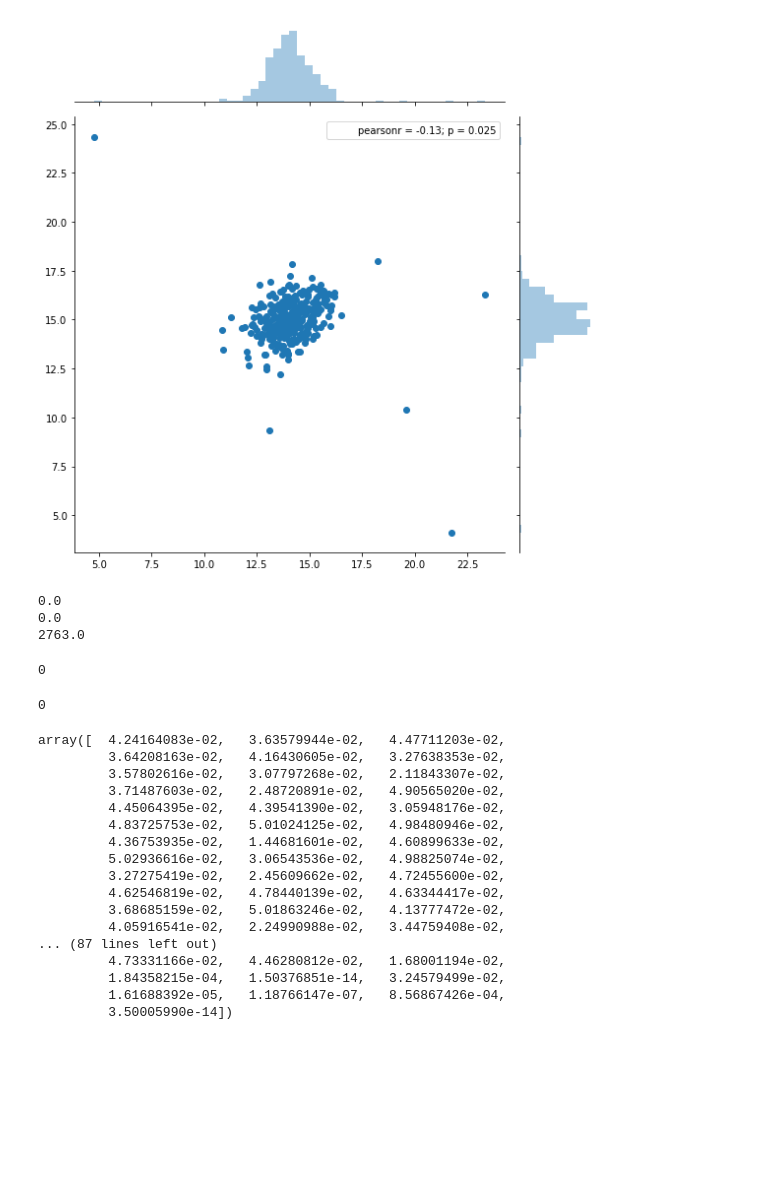
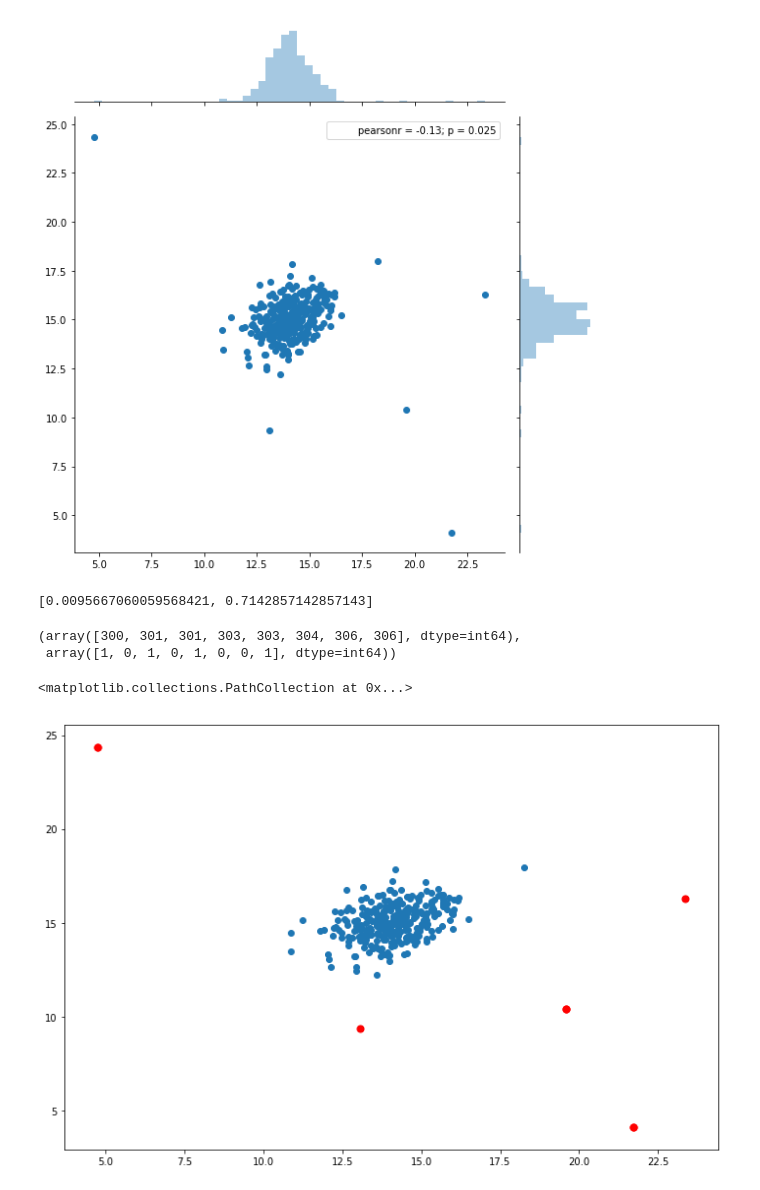
Before and after one commit to rajarshikhare/machine-learning-from-scratch, a Jupyter notebook: Enomaly_detection.ipynb, the cells around one changed output. Saved outputs shown, nothing was run; the diff lists cells and outputs as text; code cells hidden in the pictures; blank space fills up the shorter version.

```diff
--- a/Enomaly_detection.ipynb
+++ b/Enomaly_detection.ipynb
@@ -59,32 +57,20 @@ Pval = np.multiply(Pval[:,0], Pval[:,1])
 # %%
-epsilon = select_Threshold(Pval, Yval)
-epsilon
+[epsilon, F1_score] = select_Threshold(Pval, Yval)
+[epsilon, F1_score]
 # %% [output]
-0.0
-0.0
-2763.0
+[0.0095667060059568421, 0.7142857142857143]
-0
-# %%
-epsilon
-# %% [output]
-0
-# %%
-Pval
-# %% [output]
-array([  4.24164083e-02,   3.63579944e-02,   4.47711203e-02,
-         3.64208163e-02,   4.16430605e-02,   3.27638353e-02,
-         3.57802616e-02,   3.07797268e-02,   2.11843307e-02,
-         3.71487603e-02,   2.48720891e-02,   4.90565020e-02,
-         4.45064395e-02,   4.39541390e-02,   3.05948176e-02,
-         4.83725753e-02,   5.01024125e-02,   4.98480946e-02,
-         4.36753935e-02,   1.44681601e-02,   4.60899633e-02,
-         5.02936616e-02,   3.06543536e-02,   4.98825074e-02,
-         3.27275419e-02,   2.45609662e-02,   4.72455600e-02,
-         4.62546819e-02,   4.78440139e-02,   4.63344417e-02,
-         3.68685159e-02,   5.01863246e-02,   4.13777472e-02,
-         4.05916541e-02,   2.24990988e-02,   3.44759408e-02,
-... (87 lines left out)
-         4.73331166e-02,   4.46280812e-02,   1.68001194e-02,
-         1.84358215e-04,   1.50376851e-14,   3.24579499e-02,
-         1.61688392e-05,   1.18766147e-07,   8.56867426e-04,
-         3.50005990e-14])
+# %%
+P = stats.norm(mu, sigma2).pdf(X)
+# %%
+out = np.where(P < epsilon)
+out
+# %% [output]
+(array([300, 301, 301, 303, 303, 304, 306, 306], dtype=int64),
+ array([1, 0, 1, 0, 1, 0, 0, 1], dtype=int64))
+# %%
+fig, ax = plt.subplots(figsize=(12,8))
+ax.scatter(X[:,0], X[:,1])
+ax.scatter(X[out[0],0], X[out[0],1], s=50, color='r', marker='o')
+# %% [output]
+<matplotlib.collections.PathCollection at 0x...>
+[figure, added]
```
Also changed, not shown: parts of 7 cells of this notebook.
